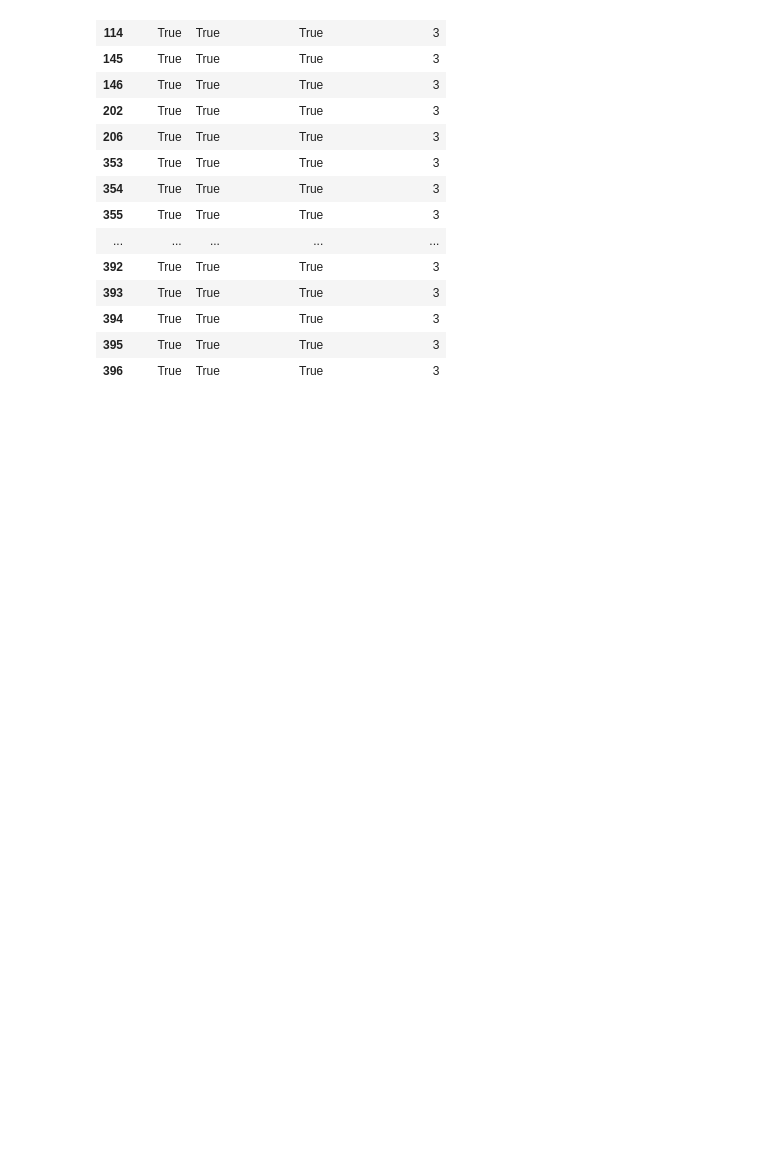
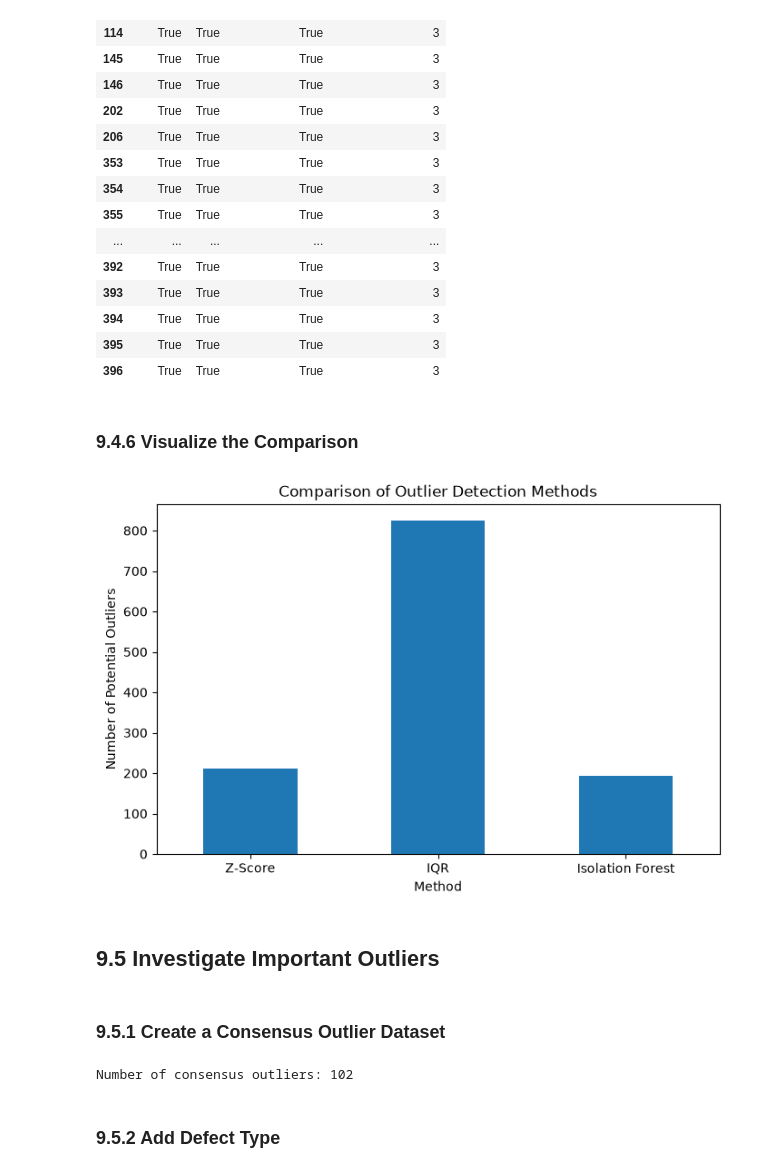
Before and after one commit to fardinfaruqi/steel-plate-quality-control, a Jupyter notebook: notebooks/steel_plate_quality_control.ipynb, the cells around one changed output. Saved outputs shown, nothing was run; the diff lists cells and outputs as text; code cells hidden in the pictures; blank space fills up the shorter version.

Commit message:
feat: investigate consensus outliers in detail

```diff
--- a/notebooks/steel_plate_quality_control.ipynb
+++ b/notebooks/steel_plate_quality_control.ipynb
@@ -2563,3 +2563,38 @@ Observations flagged by all three methods: 102
 | 394 | True | True | True | 3 |
 | 395 | True | True | True | 3 |
 | 396 | True | True | True | 3 |
+# %% [markdown]
+### 9.4.6 Visualize the Comparison
+# %%
+# Visualize outlier counts
+
+plt.figure(figsize=(8, 5))
+
+outlier_counts.plot(
+    kind="bar"
+)
+
+plt.title("Comparison of Outlier Detection Methods")
+plt.xlabel("Method")
+plt.ylabel("Number of Potential Outliers")
+
+plt.xticks(rotation=0)
+
+plt.show()
+# %% [output]
+[figure, added]
+# %% [markdown]
+## 9.5 Investigate Important Outliers
+# %% [markdown]
+### 9.5.1 Create a Consensus Outlier Dataset
+# %%
+# Investigate Important Outliers
+
+# Get the indices of observations flagged by all three methods
+consensus_indices = all_method_outliers.index
+
+print("Number of consensus outliers:", len(consensus_indices))
+# %% [output]
+Number of consensus outliers: 102
+# %% [markdown]
+### 9.5.2 Add Defect Type
```
Also changed, not shown: parts of 13 cells of this notebook, 1 other file.
